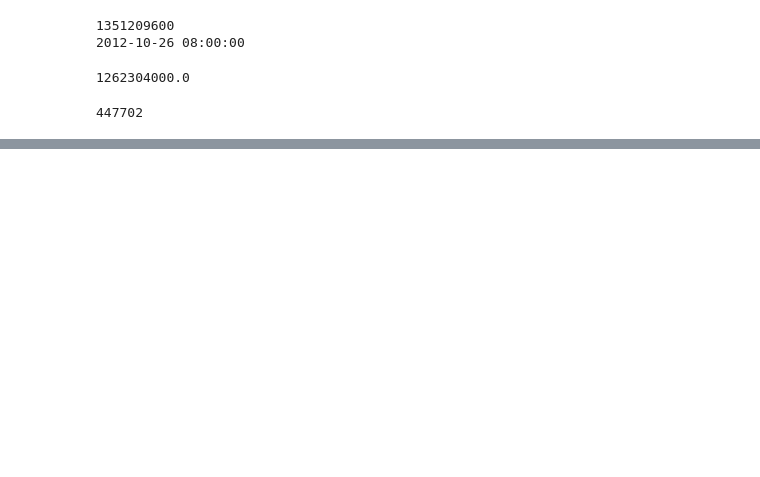
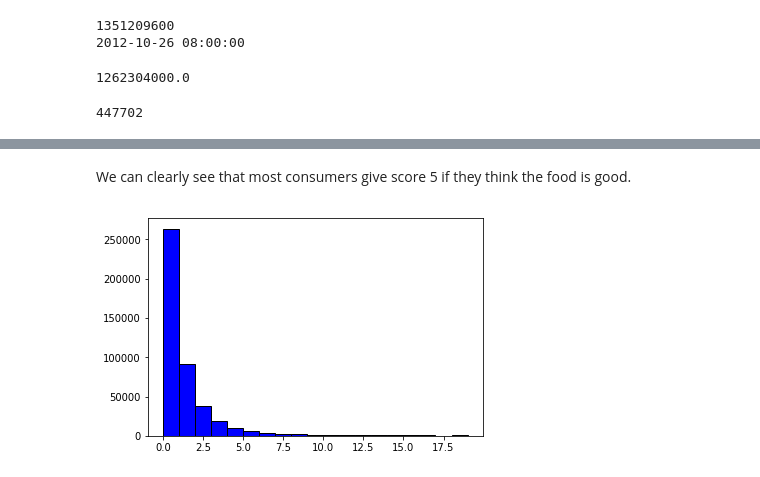
Before and after one commit to jasonqiu98/Amazon-fine-food-review-project, a Jupyter notebook: read_data.ipynb, the cells around one changed output, grey strips where cells are left out. Drawn from its saved outputs; the diff is of its cells as text; code cells hidden in the pictures; blank space fills up the shorter version.

```diff
--- a/read_data.ipynb
+++ b/read_data.ipynb
@@ -62,0 +85,7 @@ df.head()
+# %% [markdown]
+We can clearly see that most consumers give score 5 if they think the food is good.
+# %%
+plt.hist(df['VotesHelpful'], range(0, 20), facecolor="blue", edgecolor="black")
+plt.show()
+# %% [output]
+[figure, added]
```
Also changed, not shown: parts of 14 cells of this notebook.
